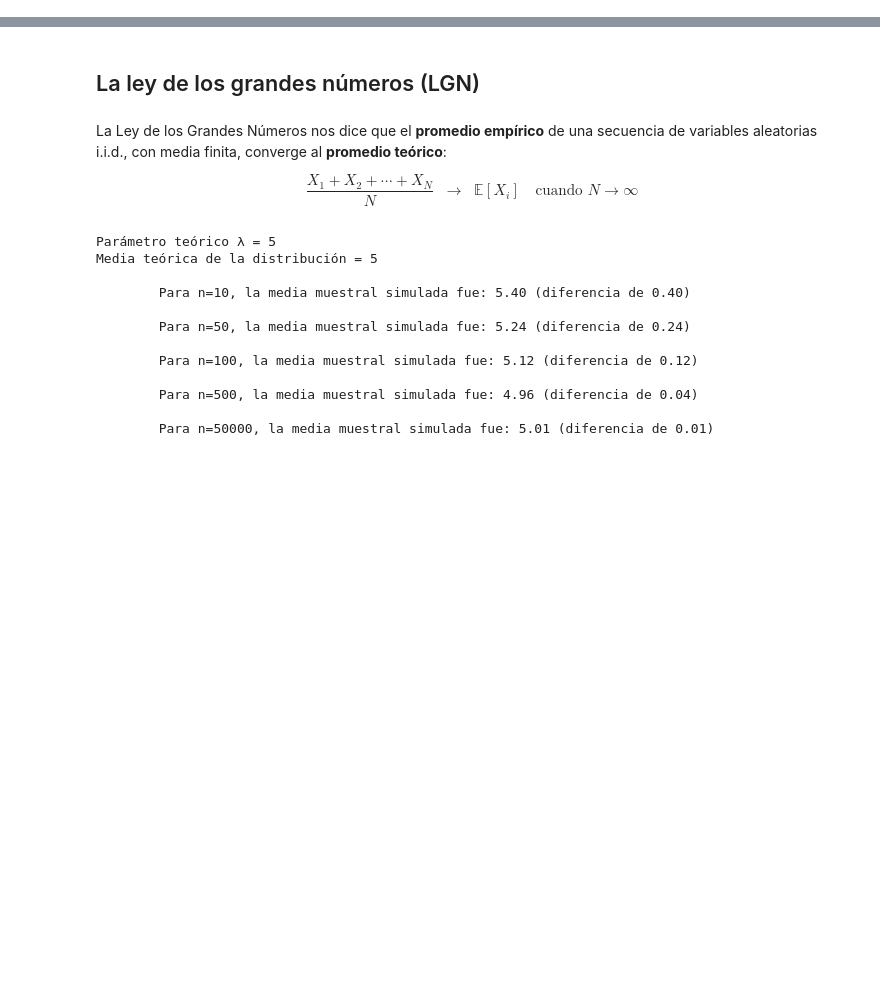
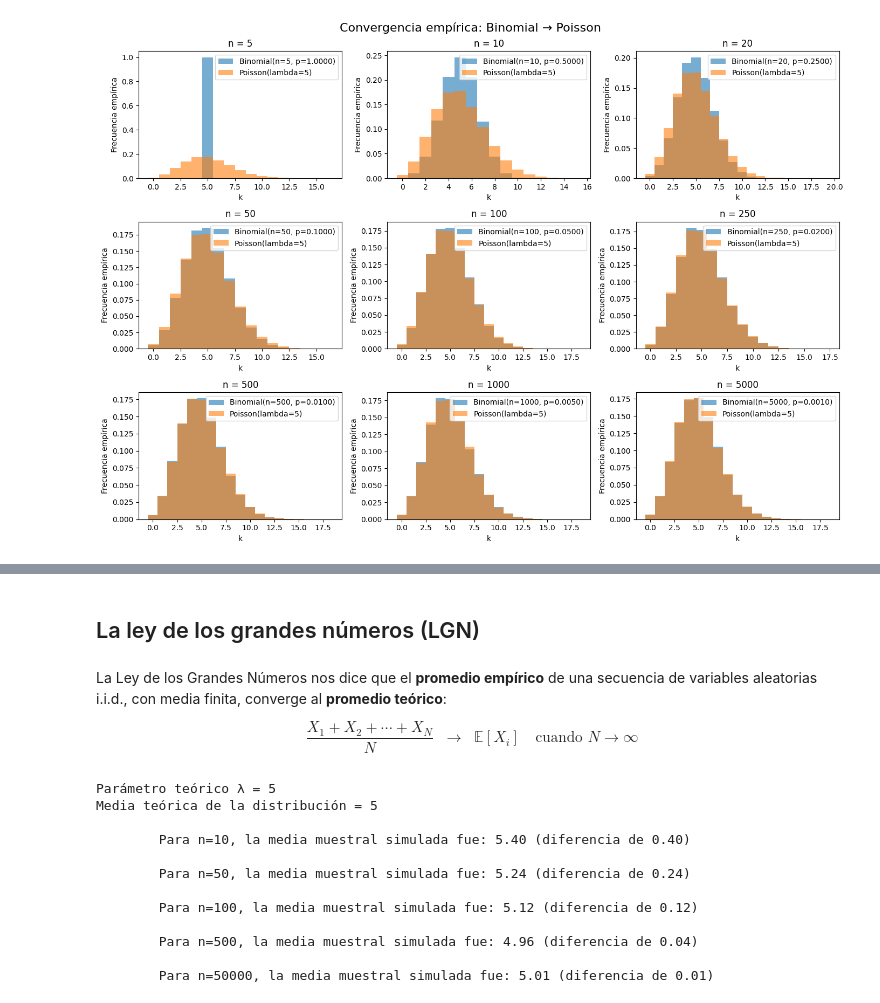
Before and after one commit to nefter/Bourbaki, a Jupyter notebook: Matematicas-para-la-Ciencia-de-Datos/Modulo-I-Probabilidad-y-Estadística/Semana_3_LGN_TLC_y_Tests/LGN_TLC_y_Tests.ipynb, the cells around one changed output, grey strips where cells are left out. Saved outputs shown, nothing was run; the diff lists cells and outputs as text; code cells hidden in the pictures; blank space fills up the shorter version.

Commit message:
Added convergence and poisson

```diff
--- a/Matematicas-para-la-Ciencia-de-Datos/Modulo-I-Probabilidad-y-Estadística/Semana_3_LGN_TLC_y_Tests/LGN_TLC_y_Tests.ipynb
+++ b/Matematicas-para-la-Ciencia-de-Datos/Modulo-I-Probabilidad-y-Estadística/Semana_3_LGN_TLC_y_Tests/LGN_TLC_y_Tests.ipynb
@@ -22,0 +73,56 @@ import json
+# %%
+# Comparación visual: Binomial -> Poisson
+
+# La idea es observar cómo, al aumentar n y reducir p,
+# manteniendo lambda = n*p constante,
+# la distribución Binomial converge a Poisson.
+
+lmbda = 5
+sample_size = 100_000
+
+# Distintos valores de n
+n_values = [5, 10, 20, 50, 100, 250, 500, 1000, 5000]
+
+fig, axes = plt.subplots(3, 3, figsize=(14, 10))
+axes = axes.flatten()
+
+for ax, n in zip(axes, n_values):
+
+    # Ajustamos p para mantener lambda constante
+    p = lmbda / n
+
+    # Simulaciones
+    binomial_samples = np.random.binomial(n=n, p=p, size=sample_size)
+    poisson_samples = np.random.poisson(lam=lmbda, size=sample_size)
+
+    # Valores posibles
+    max_k = max(binomial_samples.max(), poisson_samples.max())
+    bins = np.arange(0, max_k + 2) - 0.5
+
+    # Histogramas normalizados
+    ax.hist(
+        binomial_samples,
+        bins=bins,
+        density=True,
+        alpha=0.6,
+        label=f'Binomial(n={n}, p={p:.4f})'
+    )
+
+    ax.hist(
+        poisson_samples,
+        bins=bins,
+        density=True,
+        alpha=0.6,
+        label=f'Poisson(lambda={lmbda})'
+    )
+
+    ax.set_title(f'n = {n}')
+    ax.set_xlabel('k')
+    ax.set_ylabel('Frecuencia empírica')
+    ax.legend()
+
+plt.suptitle('Convergencia empírica: Binomial → Poisson', fontsize=16)
+plt.tight_layout()
+plt.show()
+# %% [output]
+[figure, added]
```
Also changed, not shown: parts of 12 cells of this notebook.
